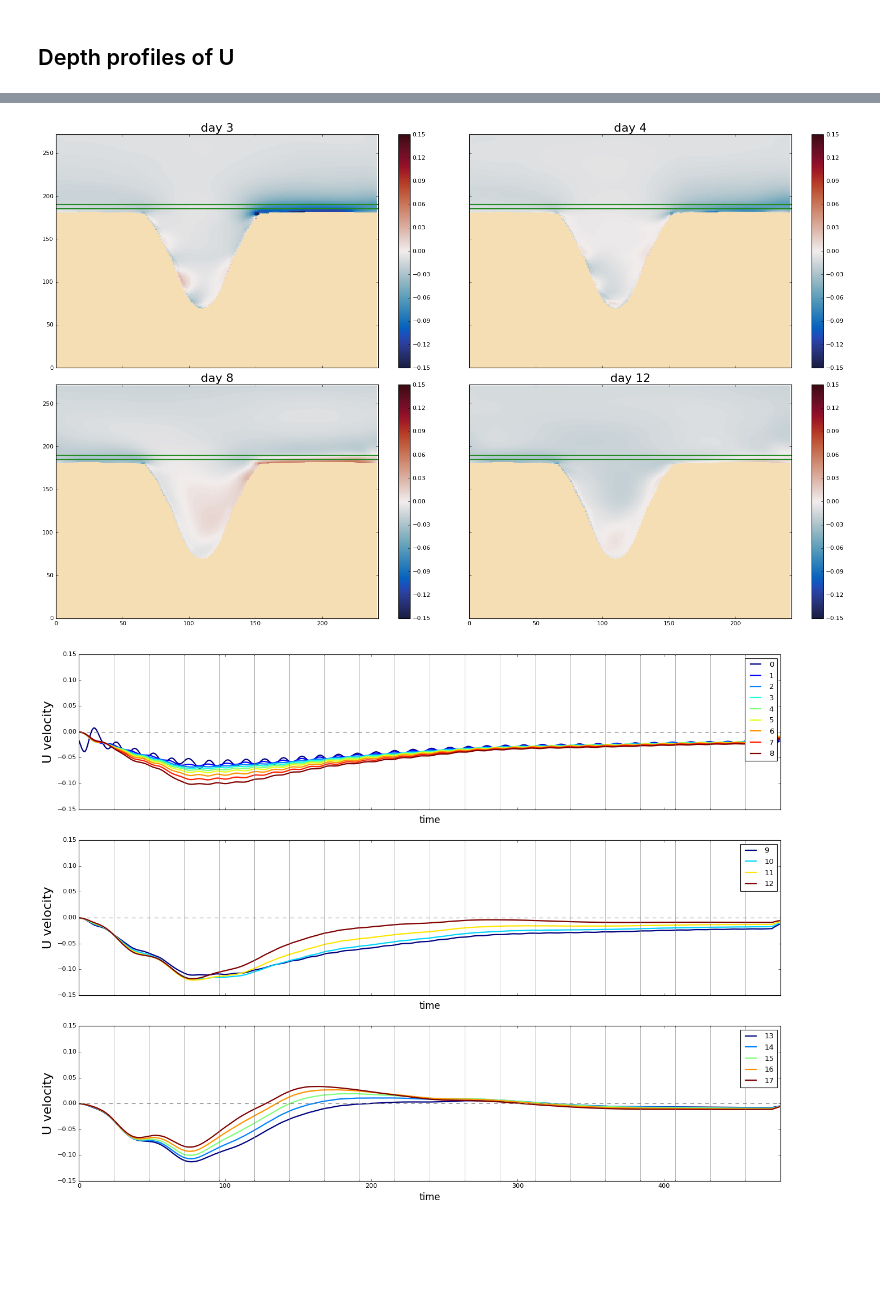
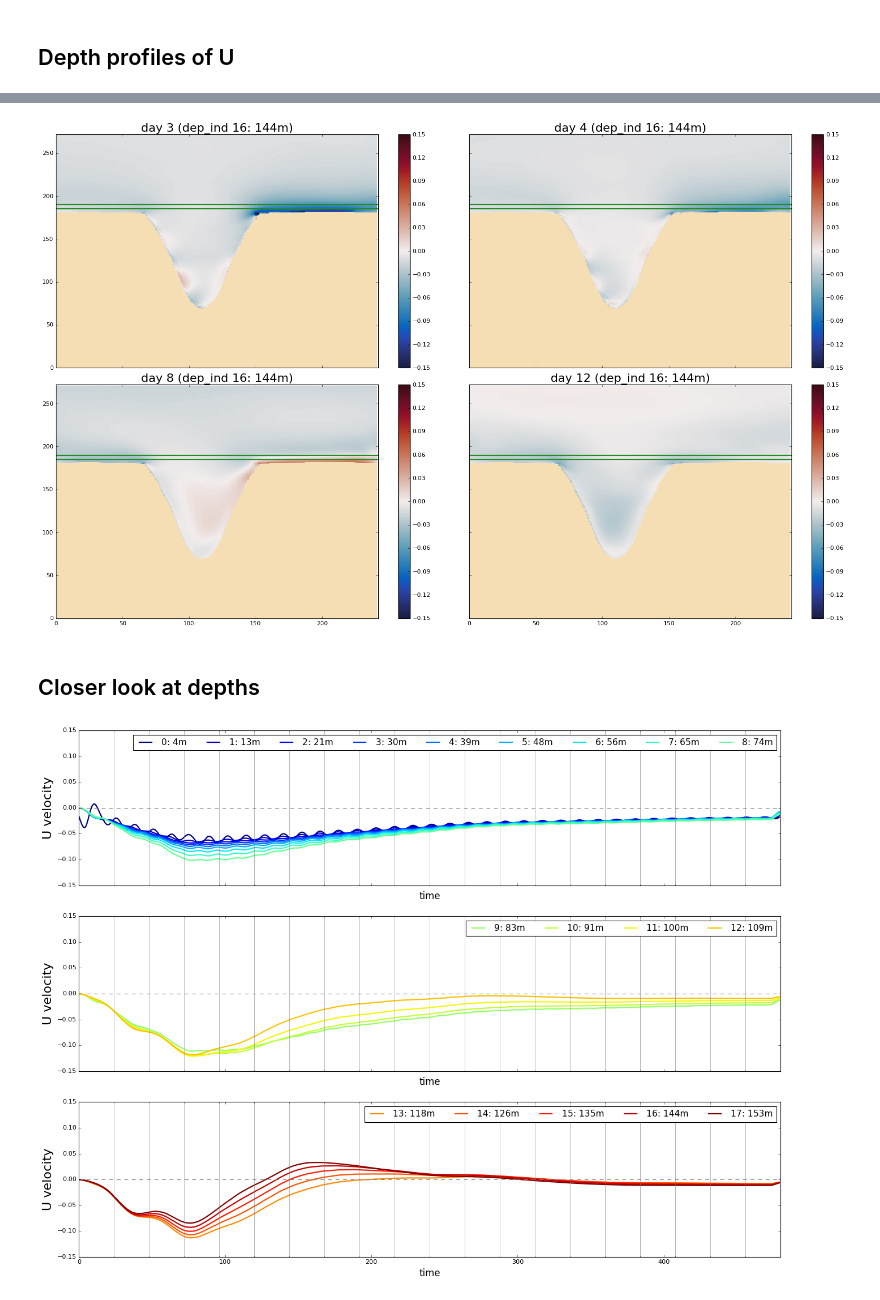
Before and after one commit to UBC-MOAD/analysis_mackenzie_canyon, a Jupyter notebook: notebooks/general_circulation/incoming_velocity.ipynb, the cells around one changed output, grey strips where cells are left out. Saved outputs shown, nothing was run; the diff lists cells and outputs as text; code cells hidden in the pictures; blank space fills up the shorter version.

Commit message:
titles and labels

```diff
--- a/notebooks/general_circulation/incoming_velocity.ipynb
+++ b/notebooks/general_circulation/incoming_velocity.ipynb
@@ -234,7 +234,7 @@ fig, axes = plt.subplots(2,2,figsize=(20, 12), sharex=True, sharey=True)
 fig.tight_layout(h_pad=2, w_pad=0.2)
 cmap = plt.get_cmap(cmo.cm.balance)
 cmap.set_bad('wheat')
-vels = [vozocrtx_day3, vozocrtx_day4, vozocrtx_day8, vozocrtx_day12]
+vels = [vozocrtx_day3, vozocrtx_day4, vozocrtx_day8, vozocrtx_day15]
 ttls = ['day 3', 'day 4', 'day 8', 'day 12']
 for ax, vel, ttl, n in zip(axes.flatten(), vels, ttls, np.arange(4)):
     p = ax.pcolormesh(ys, depthu, vel[:, :, x_start], cmap=cmap, vmin=-0.15, vmax=0.15)
@@ -251,7 +251,7 @@ fig, axes = plt.subplots(2,2,figsize=(20, 12), sharex=True, sharey=True)
 fig.tight_layout(h_pad=2, w_pad=0.2)
 cmap = plt.get_cmap(cmo.cm.balance)
 cmap.set_bad('wheat')
-vels = [vozocrtx_day3, vozocrtx_day4, vozocrtx_day8, vozocrtx_day12]
+vels = [vozocrtx_day3, vozocrtx_day4, vozocrtx_day8, vozocrtx_day15]
 ttls = ['day 3', 'day 4', 'day 8', 'day 12']
 for ax, vel, ttl, n in zip(axes.flatten(), vels, ttls, np.arange(4)):
     p = ax.pcolormesh(ys, zs, vel[:, :, x_start], cmap=cmap, vmin=-0.15, vmax=0.15)
@@ -296,35 +298,37 @@ fig = plot_topU(dep_ind, vozocrtx_day3, vozocrtx_day4, vozocrtx_day8, vozocrtx_d
 # %%
 dep_ind = dep_ind3
-fig = plot_topU(dep_ind, vozocrtx_day3, vozocrtx_day4, vozocrtx_day8, vozocrtx_day12)
+fig = plot_topU(dep_ind, vozocrtx_day3, vozocrtx_day4, vozocrtx_day8, vozocrtx_day15)
 # %% [output]
-[figure, old version]
+[figure, new version]
+# %% [markdown]
+## Closer look at depths
 # %%
 fig, (ax1, ax2, ax3) = plt.subplots(3,1,figsize=(20, 15), sharex=True)
 
-cm_times = np.linspace(0, 1, 9)
-colors = [ cm.jet(x) for x in cm_times]
-for dep_ind, c in zip(np.arange(9), colors):
-    ax1.plot(general_functions.smooth(avgU[:, dep_ind], 12), c=c, label=str(dep_ind), lw=2)
+cm_times = np.linspace(0, 1, 18)
+colors = [cm.jet(x) for x in cm_times]
 
-cm_times = np.linspace(0, 1, 4)
-colors = [ cm.jet(x) for x in cm_times]
-for dep_ind, c in zip(np.arange(9, 13), colors):
-    ax2.plot(general_functions.smooth(avgU[:, dep_ind], 12), c=c, label=str(dep_ind), lw=2)
+for dep_ind in range(9):
+    U = general_functions.smooth(avgU[:, dep_ind], 12)
+    ax1.plot(U, c=colors[dep_ind], label=str(dep_ind)+': '+str(int(depthu[dep_ind]))+'m', lw=2)
 
-cm_times = np.linspace(0, 1, 5)
-colors = [ cm.jet(x) for x in cm_times]
-for dep_ind, c in zip(np.arange(13, 18), colors):
-    ax3.plot(general_functions.smooth(avgU[:, dep_ind], 12), c=c, label=str(dep_ind), lw=2)
+for dep_ind in range(9, 13):
+    U = general_functions.smooth(avgU[:, dep_ind], 12)
+    ax2.plot(U, c=colors[dep_ind], label=str(dep_ind)+': '+str(int(depthu[dep_ind]))+'m', lw=2)
+
+for dep_ind in range(13, 18):
+    U = general_functions.smooth(avgU[:, dep_ind], 12)
+    ax3.plot(U, c=colors[dep_ind], label=str(dep_ind)+': '+str(int(depthu[dep_ind]))+'m', lw=2)
 
 for ax, n in zip([ax1, ax2, ax3], np.arange(3)):
     ax.set_xlabel('time', fontsize=15)
     ax.set_ylabel('U velocity', fontsize=20)
     ax.set_xlim([0, 480])
     ax.set_ylim([-0.15, 0.15])
     ml = MultipleLocator(24)
     ax.xaxis.set_minor_locator(ml)
     ax.xaxis.grid(which='minor', color='gray', linestyle='-', linewidth=0.5)
-    ax.legend()
+    ax.legend(ncol=9, fontsize=14)
     ax.axhline(0, linestyle='--', c='gray')
 # %% [output]
-[figure, old version]
+[figure, new version]
```
Also changed, not shown: parts of 6 cells of this notebook.
